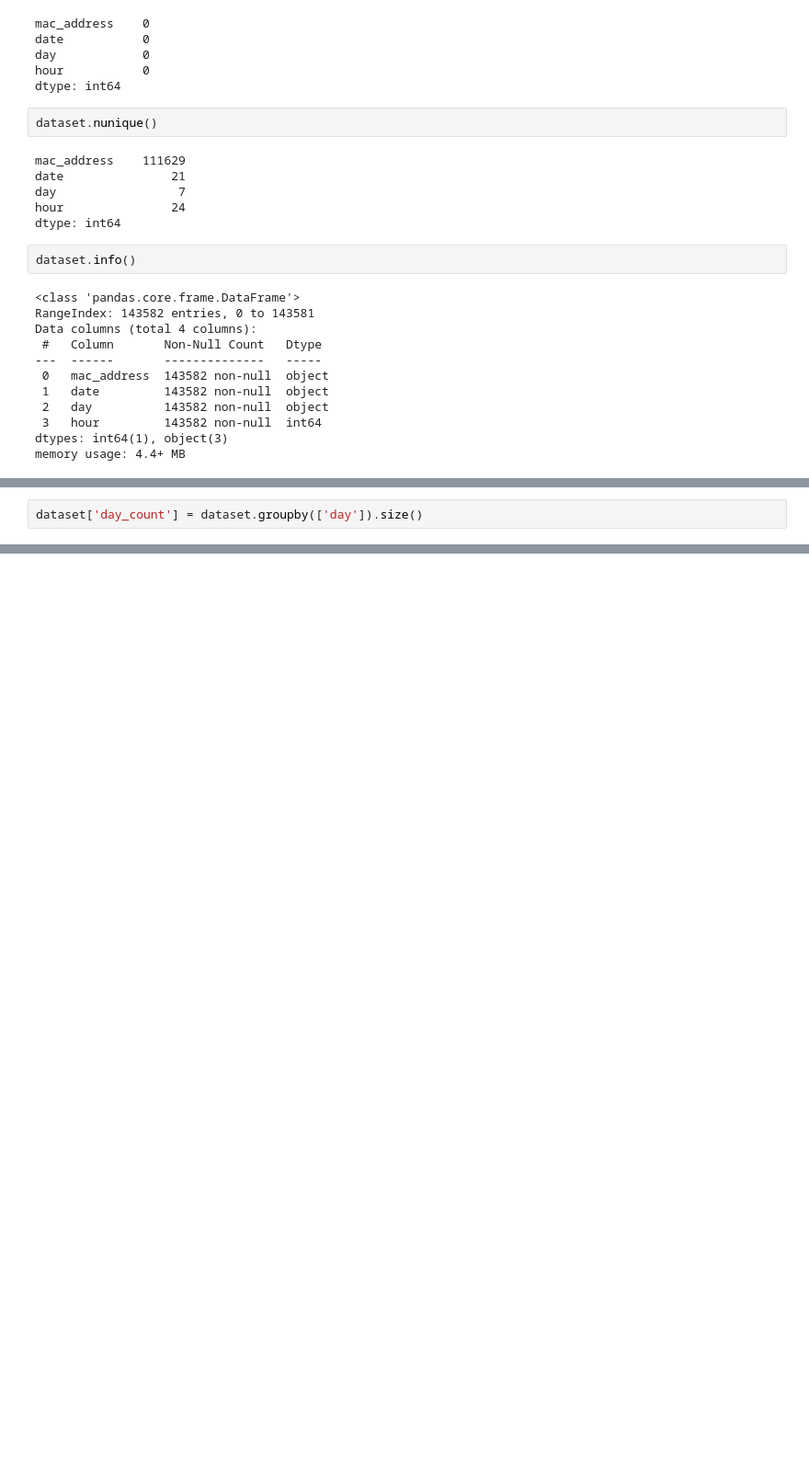
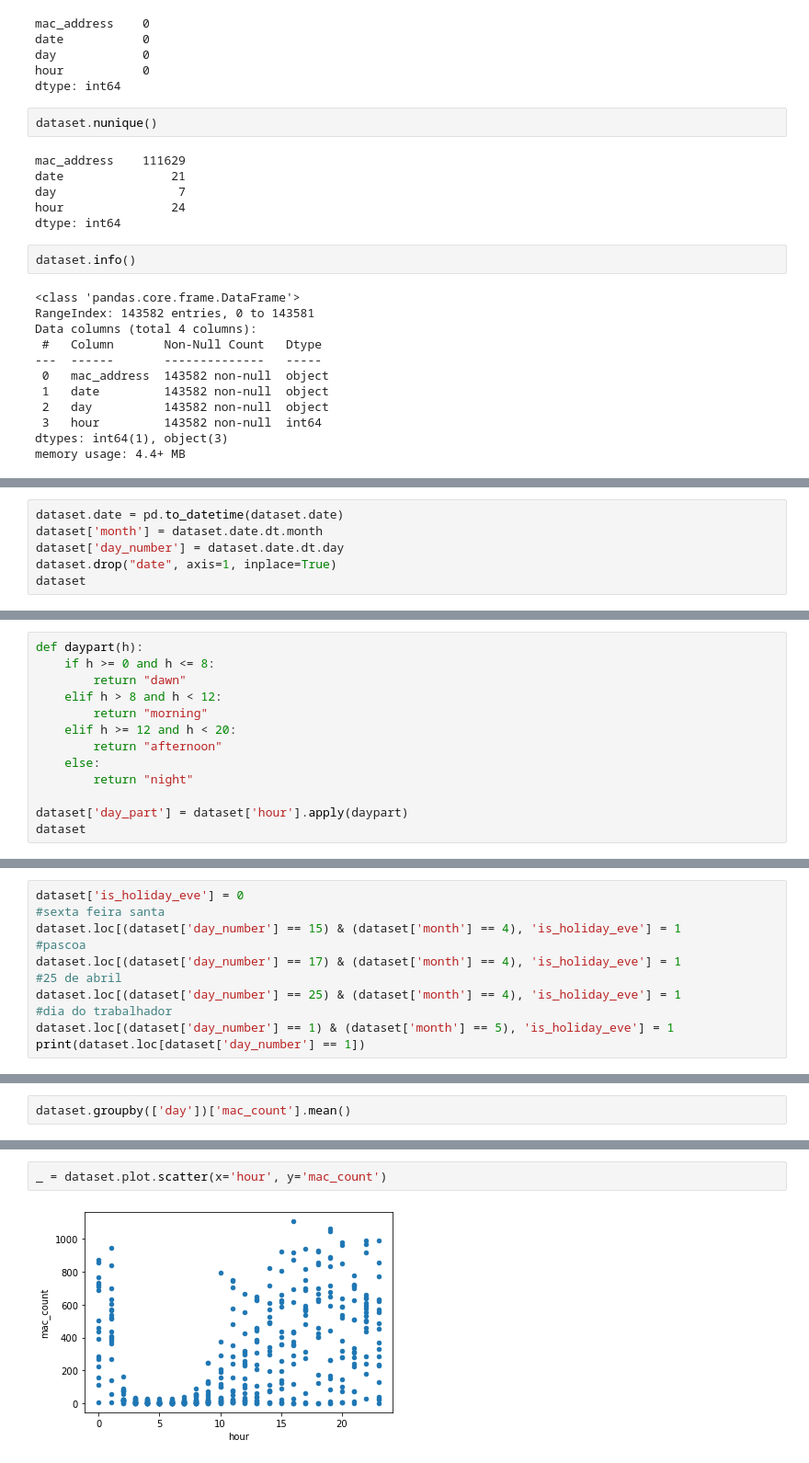
Before and after one commit to 30Massas/SA2022, a Jupyter notebook: predict_model.ipynb, the cells around one changed output, grey strips where cells are left out. Shown at 92% size. Saved outputs shown, nothing was run; the diff lists cells and outputs as text; blank space fills up the shorter version.

```diff
--- a/predict_model.ipynb
+++ b/predict_model.ipynb
@@ -62,0 +167,6 @@ dataset.describe(include=object)
+# %%
+dataset.date = pd.to_datetime(dataset.date)
+dataset['month'] = dataset.date.dt.month
+dataset['day_number'] = dataset.date.dt.day
+dataset.drop("date", axis=1, inplace=True)
+dataset
@@ -62,0 +187,13 @@ dataset.describe(include=object)
+# %%
+def daypart(h):
+    if h >= 0 and h <= 8:
+        return "dawn"
+    elif h > 8 and h < 12:
+        return "morning"
+    elif h >= 12 and h < 20:
+        return "afternoon"
+    else:
+        return "night"
+
+dataset['day_part'] = dataset['hour'].apply(daypart)
+dataset
@@ -62,0 +214,11 @@ dataset.describe(include=object)
+# %%
+dataset['is_holiday_eve'] = 0
+#sexta feira santa
+dataset.loc[(dataset['day_number'] == 15) & (dataset['month'] == 4), 'is_holiday_eve'] = 1
+#pascoa
+dataset.loc[(dataset['day_number'] == 17) & (dataset['month'] == 4), 'is_holiday_eve'] = 1
+#25 de abril
+dataset.loc[(dataset['day_number'] == 25) & (dataset['month'] == 4), 'is_holiday_eve'] = 1
+#dia do trabalhador
+dataset.loc[(dataset['day_number'] == 1) & (dataset['month'] == 5), 'is_holiday_eve'] = 1
+print(dataset.loc[dataset['day_number'] == 1])
@@ -63,2 +282,2 @@ dataset.describe(include=object)
 # %%
-dataset['day_count'] = dataset.groupby(['day']).size()
+dataset.groupby(['day'])['mac_count'].mean()
@@ -64,0 +303,4 @@ dataset['day_count'] = dataset.groupby(['day']).size()
+# %%
+_ = dataset.plot.scatter(x='hour', y='mac_count')
+# %% [output]
+[figure, added]
```
Also changed, not shown: parts of 28 cells of this notebook, 1 other file.
